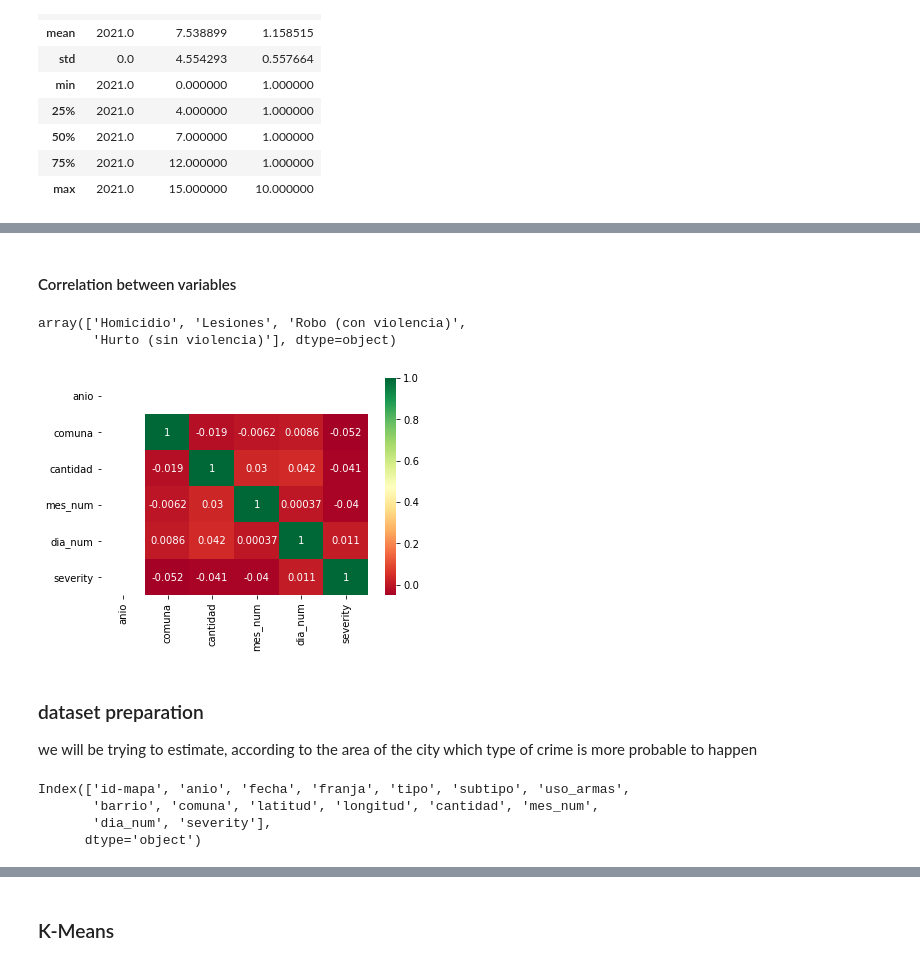
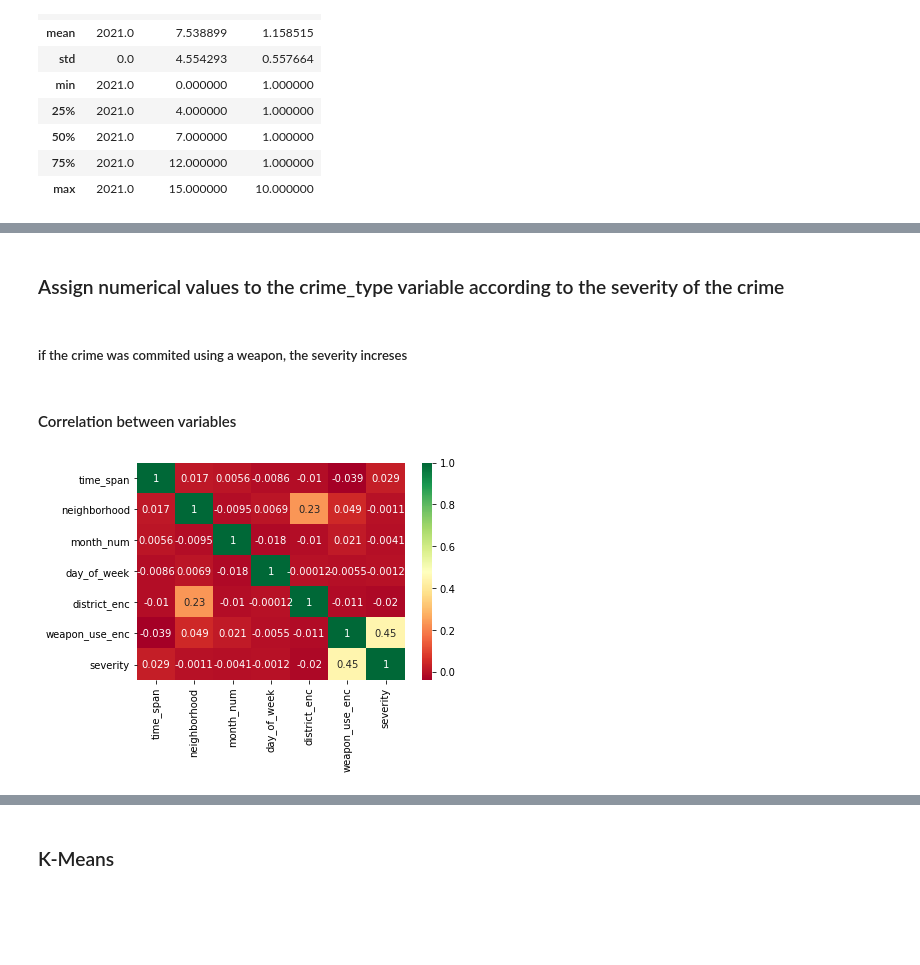
Before and after one commit to nraffa/ML-fun-ride, a Jupyter notebook: k-means/kmeans.ipynb, the cells around one changed output, grey strips where cells are left out. Drawn from its saved outputs; the diff is of its cells as text; code cells hidden in the pictures; blank space fills up the shorter version.

```diff
--- a/k-means/kmeans.ipynb
+++ b/k-means/kmeans.ipynb
@@ -54,0 +146,25 @@ df.describe()
+# %%
+#Using sckit-learn's LabelEncoder for the barrio categorical feature
+from sklearn.preprocessing import LabelEncoder
+
+# Set up the LabelEncoder object
+enc = LabelEncoder()
+
+#Apply the encoding to the barrio feature
+df_kmeans['district_enc'] = enc.fit_transform(df_kmeans['district'])
+
+#Apply the encoding to the uso_armas feature
+df_kmeans['weapon_use_enc'] = enc.fit_transform(df_kmeans['weapon_use'])
+# %%
+#save the encoded categorical features
+encoding_df = df_kmeans[['district', 'district_enc','weapon_use', 'weapon_use_enc']].drop_duplicates().reset_index(drop=True)
+
+# Compare the two columns (sckit label encoder)
+print('The two columns of barrio before and after the encoding')
+print(df_kmeans[['district','district_enc']].drop_duplicates().reset_index(drop=True))
+print('\n')
+print('The two columns of uso_armas before and after the encoding')
+print(df_kmeans[['weapon_use','weapon_use_enc']].drop_duplicates().reset_index(drop=True))
+
+#drop the categorical features
+df_kmeans.drop(columns=['district','weapon_use'], inplace=True)
@@ -87,7 +217,19 @@ df.head(5)
+# %% [markdown]
+### Assign numerical values to the crime_type variable according to the severity of the crime
+# %%
+#Create a dictionary with the severity to each crime type
+severity_dict = {'Petty Larceny':0,
+                 'Theft (with violence)':1,
+                 'Injury':2,
+                 'Homicide':3
+}
+
+#Assign the severity to each crime type
+df_kmeans['severity'] = df_kmeans['crime_type'].map(severity_dict)
+# %% [markdown]
+##### if the crime was commited using a weapon, the severity increses
+# %%
+#add to the severity column the severity of use of weapons
+df_kmeans['severity'] = df_kmeans['severity'] + df_kmeans['weapon_use_enc']
 # %% [markdown]
 #### Correlation between variables
-# %%
-df.tipo.unique()
-# %% [output]
-array(['Homicidio', 'Lesiones', 'Robo (con violencia)',
-       'Hurto (sin violencia)'], dtype=object)
@@ -104,17 +236,7 @@ df['severity'] = df['tipo'].map(severity_dict)
 # %%
 #Analyze correlation between variables
-corr = df.corr()
+corr = df_kmeans.corr()
 sns.heatmap(corr, xticklabels=corr.columns.values, yticklabels=corr.columns.values, annot=True, cmap='RdYlGn')
 plt.show()
 # %% [output]
-[figure, old version]
+[figure, new version]
-# %% [markdown]
-### dataset preparation
-we will be trying to estimate, according to the area of the city which type of crime is more probable to happen
-# %%
-df.columns
-# %% [output]
-Index(['id-mapa', 'anio', 'fecha', 'franja', 'tipo', 'subtipo', 'uso_armas',
-       'barrio', 'comuna', 'latitud', 'longitud', 'cantidad', 'mes_num',
-       'dia_num', 'severity'],
-      dtype='object')
```
Also changed, not shown: parts of 20 cells of this notebook.
